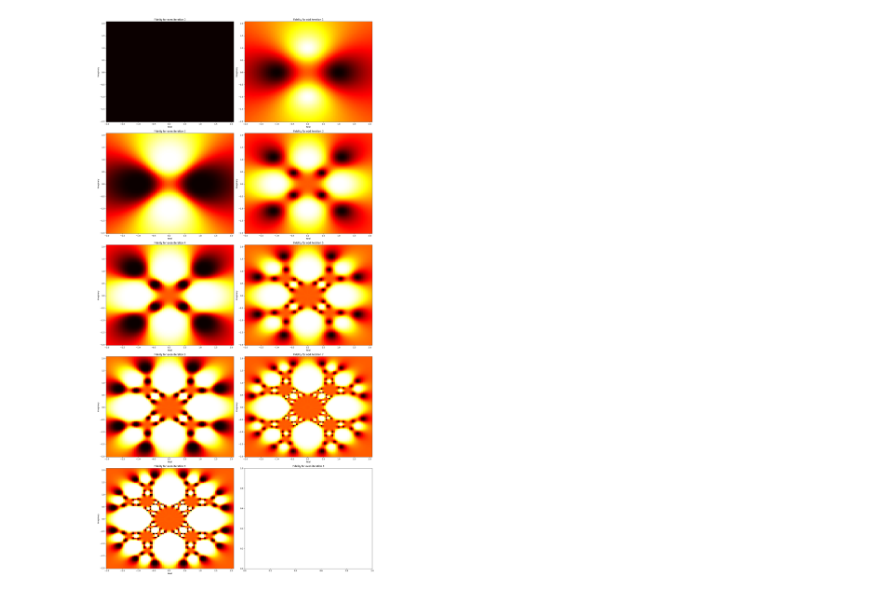
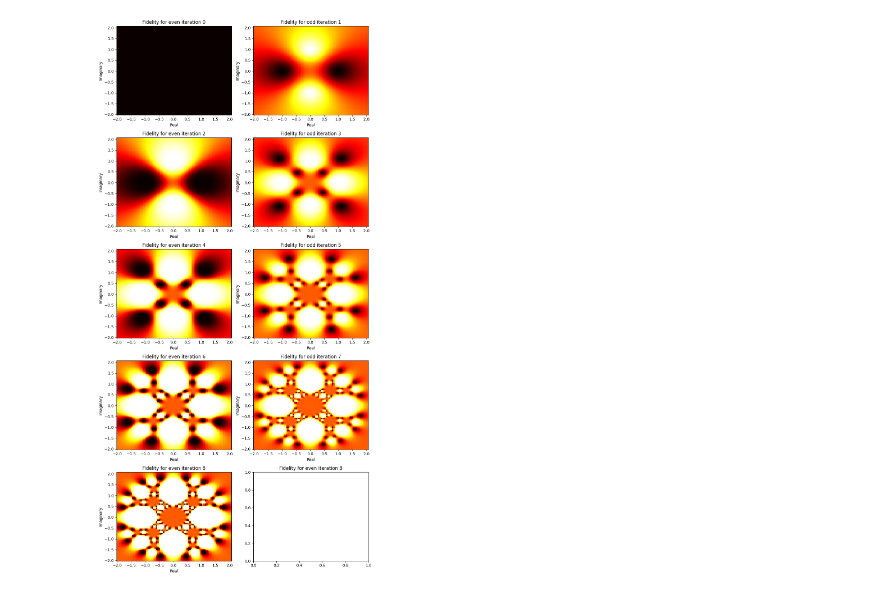
Before and after one commit to Aron9605/Wigner-Internship, a Jupyter notebook: simulation.ipynb, the cells around one changed output. Cells and saved outputs as stored; diff of their text form; code cells hidden in the pictures.

```diff
--- a/simulation.ipynb
+++ b/simulation.ipynb
@@ -21,7 +21,7 @@ qubit_11 = np.kron(qubit_1,qubit_1)
 
 identity = np.identity(2)
 # %%
-fig, axs = plt.subplots(5, 2,figsize=(20, 40))
+fig, axs = plt.subplots(5, 2,figsize=(10, 20))
 
 #initializing the state
 for c in np.arange(9):
@@ -120,31 +120,31 @@ for c in np.arange(9):
 
         axs[c//2, 0].pcolormesh(X, Y, np.abs(F_even), cmap='hot', shading='auto', vmin=0, vmax=1)
         axs[c//2, 0].set_title(f'Fidelity for even iteration {c}')
 
 
         axs[c//2, 0].set_xlabel('Real')  # Set x-axis label for subplot in the first column
         axs[c//2, 0].set_ylabel('Imaginary')  # Set y-axis label for subplot in the first column
 
         plt.title(f'Fidelity for even iteration {c}')
 
 
 
 
     else:
         F_odd = np.array(f_odd).reshape(len(y), len(x))
 
         # Plot for odd iterations in the second column
 
         axs[c//2, 1].pcolormesh(X, Y, np.abs(F_odd), cmap='hot', shading='auto', vmin=0, vmax=1)
         axs[c//2, 1].set_title(f'Fidelity for odd iteration {c}')
         axs[c//2, 1].set_xlabel('Real')  # Set x-axis label for subplot in the second column
         axs[c//2, 1].set_ylabel('Imaginary')  # Set y-axis label for subplot in the second column
 
         plt.title(f'Fidelity for odd iteration {c}')
 
 
 
 plt.tight_layout()
 plt.show()
 # %% [output]
-[figure, old version]
+[figure, new version]
```
